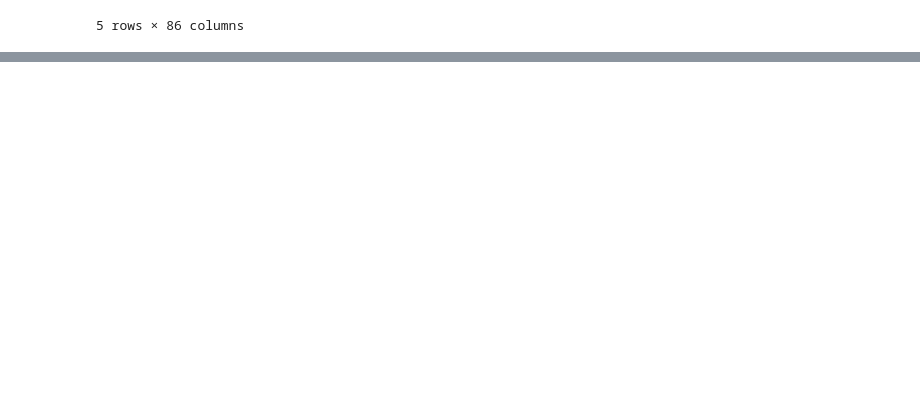
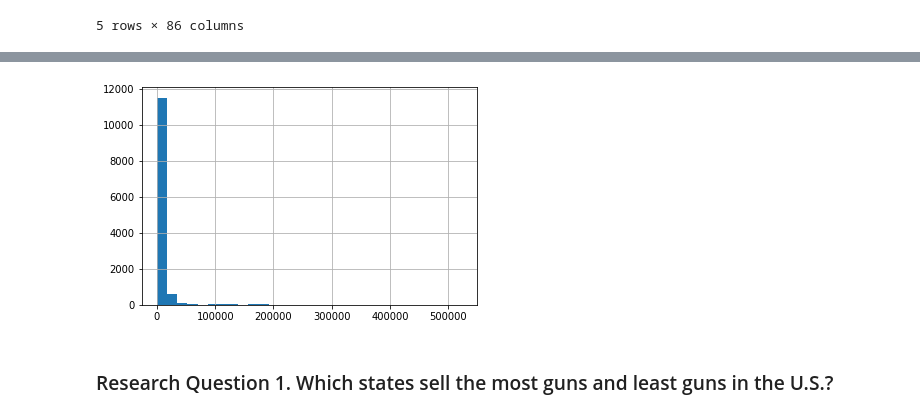
Before and after one commit to Aastha-Arora/investigate-FBI-Gun-Data, a Jupyter notebook: Data Analysis-FBI NICS data.ipynb, the cells around one changed output, grey strips where cells are left out. Saved outputs shown, nothing was run; the diff lists cells and outputs as text; code cells hidden in the pictures; blank space fills up the shorter version.

```diff
--- a/Data Analysis-FBI NICS data.ipynb
+++ b/Data Analysis-FBI NICS data.ipynb
@@ -335,0 +362,6 @@ census_data_subset_T
+# %%
+gun_data.permit.hist(bins=30);
+# %% [output]
+[figure, added]
+# %% [markdown]
+### Research Question 1. Which states sell the most guns and least guns in the U.S.?
```
Also changed, not shown: parts of 13 cells of this notebook.
